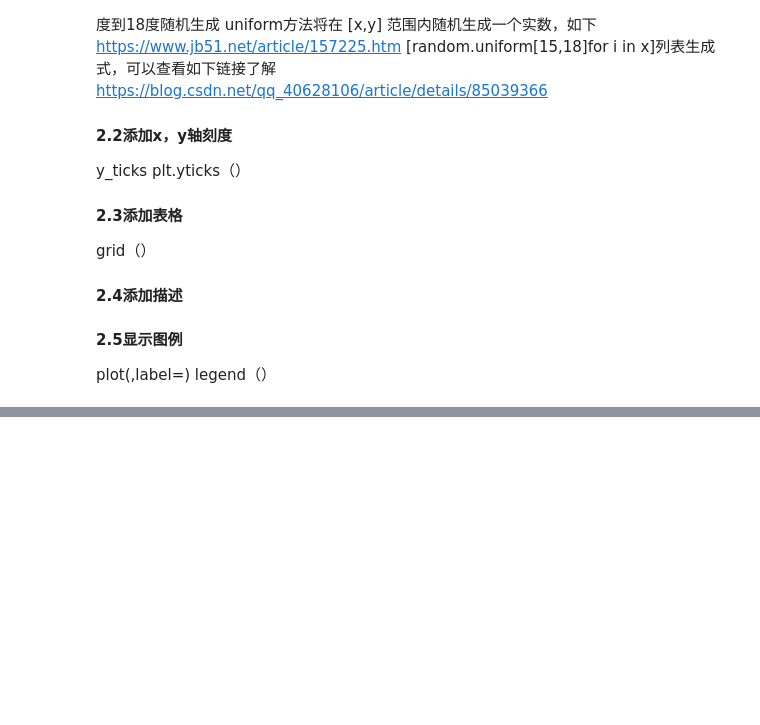
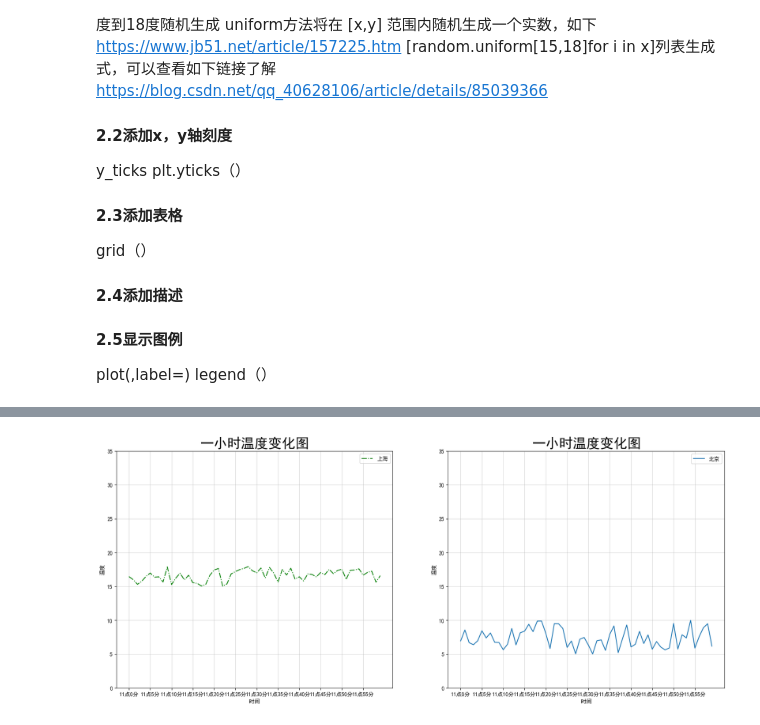
Before and after one commit to Liquor007/MyDeepLearning, a Jupyter notebook: Matplotlib.ipynb, the cells around one changed output, grey strips where cells are left out. Drawn from its saved outputs; the diff is of its cells as text; code cells hidden in the pictures; blank space fills up the shorter version.

```diff
--- a/Matplotlib.ipynb
+++ b/Matplotlib.ipynb
@@ -94,0 +107,58 @@ plt.show()
+# %%
+import random
+plt.rcParams['font.sans-serif']=['SimHei'] #用来正常显示中文标签
+plt.rcParams['axes.unicode_minus']=False #用来正常显示负号
+
+#准备x，y坐标的数据
+x=range(60)
+y_shanghai=[random.uniform(15,18)for i in x]
+y_beijing=[random.uniform(5,10)for i in x]
+
+#创建画布
+#plt.figure(figsize=(20,8),facecolor='white',edgecolor='blue')
+fig, axes=plt.subplots(nrows=1,ncols=2,figsize=(20,8),dpi=100)
+
+#画图(多条)
+#plt.plot(x,y_shanghai,label="上海",color="g",linestyle="-.")
+#color设置线条颜色（绿），linestyle设置线条样式-.
+#plt.plot(x,y_beijing,label="北京")
+axes[0].plot(x,y_shanghai,label="上海",color="g",linestyle="-.")
+axes[1].plot(x,y_beijing,label="北京")
+
+#2.2添加刻度
+y_ticks=range(40)
+x_ticks_labels=["11点{}分".format(i) for i in x]
+
+#plt.yticks(y_ticks[::5])
+#plt.xticks(x[::5],x_ticks_labels[::5])
+axes[0].set_xticks(x[::5])
+axes[0].set_yticks(y_ticks[::5])
+axes[0].set_xticklabels(x_ticks_labels[::5])
+axes[1].set_xticks(x[::5])
+axes[1].set_yticks(y_ticks[::5])
+axes[1].set_xticklabels(x_ticks_labels[::5])
+
+#添加网格显示
+#plt.grid(True,linestyle='-',alpha=0.5)
+axes[0].grid(True,linestyle='-',alpha=0.5)
+axes[1].grid(True,linestyle='-',alpha=0.5)
+
+#2.4
+axes[0].set_xlabel("时间")
+axes[0].set_ylabel("温度")
+axes[0].set_title("一小时温度变化图",fontsize=25)
+axes[1].set_xlabel("时间")
+axes[1].set_ylabel("温度")
+axes[1].set_title("一小时温度变化图",fontsize=25)
+
+#显示图例
+#plt.legend()
+#plt.legend(loc=7)
+#一张图只有一个图例，loc设置位置
+axes[0].legend(loc=0)
+axes[1].legend(loc=0)
+
+#展示
+plt.show()
+# %% [output]
+[figure, added]
```
Also changed, not shown: parts of 5 cells of this notebook, 1 other file.
